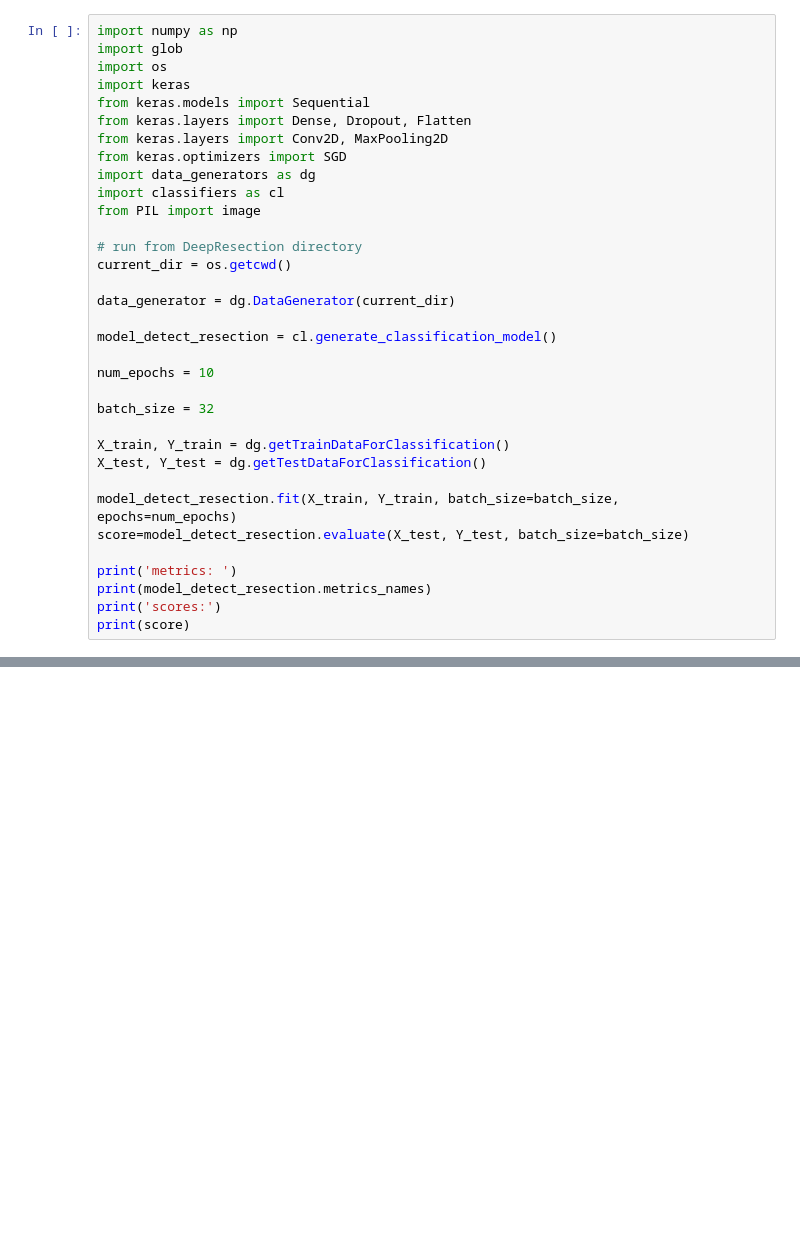
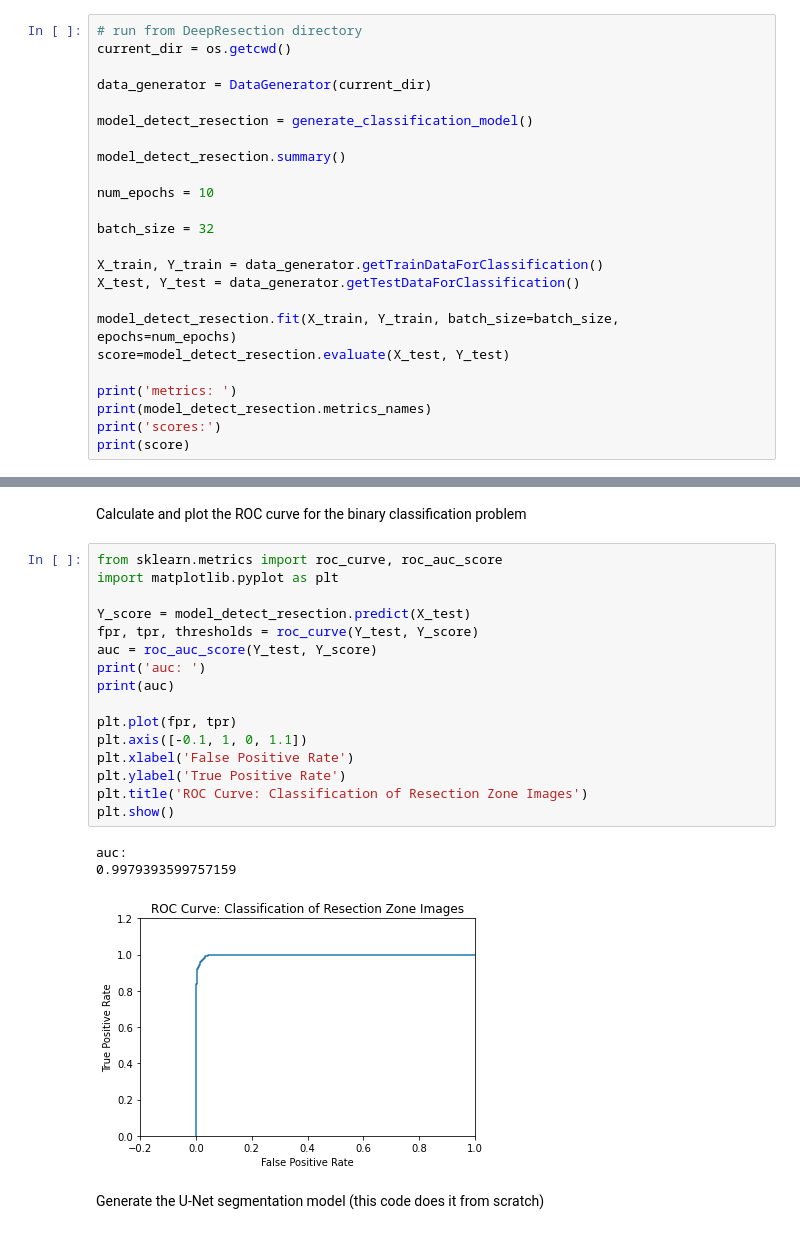
Before and after one commit to tcama/DeepResection, a Jupyter notebook: scripts/train_MAIN.ipynb, the cells around one changed output, grey strips where cells are left out. Cells and saved outputs as stored; diff of their text form; blank space fills up the shorter version.

Commit message:
updated train main colab notebook

```diff
--- a/scripts/train_MAIN.ipynb
+++ b/scripts/train_MAIN.ipynb
@@ -1,32 +300,22 @@
 # %%
-import numpy as np
-import glob
-import os
-import keras
-from keras.models import Sequential
-from keras.layers import Dense, Dropout, Flatten
-from keras.layers import Conv2D, MaxPooling2D
-from keras.optimizers import SGD
-import data_generators as dg
-import classifiers as cl
-from PIL import image
-
 # run from DeepResection directory
 current_dir = os.getcwd()
 
-data_generator = dg.DataGenerator(current_dir)
+data_generator = DataGenerator(current_dir)
 
-model_detect_resection = cl.generate_classification_model()
+model_detect_resection = generate_classification_model()
+
+model_detect_resection.summary()
 
 num_epochs = 10
 
 batch_size = 32
 
-X_train, Y_train = dg.getTrainDataForClassification()
-X_test, Y_test = dg.getTestDataForClassification()
+X_train, Y_train = data_generator.getTrainDataForClassification()
+X_test, Y_test = data_generator.getTestDataForClassification()
 
 model_detect_resection.fit(X_train, Y_train, batch_size=batch_size, epochs=num_epochs)
-score=model_detect_resection.evaluate(X_test, Y_test, batch_size=batch_size)
+score=model_detect_resection.evaluate(X_test, Y_test)
 
 print('metrics: ')
 print(model_detect_resection.metrics_names)
@@ -34,0 +342,24 @@ print(score)
+# %% [markdown]
+Calculate and plot the ROC curve for the binary classification problem
+# %%
+from sklearn.metrics import roc_curve, roc_auc_score
+import matplotlib.pyplot as plt
+
+Y_score = model_detect_resection.predict(X_test)
+fpr, tpr, thresholds = roc_curve(Y_test, Y_score)
+auc = roc_auc_score(Y_test, Y_score)
+print('auc: ')
+print(auc)
+
+plt.plot(fpr, tpr)
+plt.axis([-0.1, 1, 0, 1.1])
+plt.xlabel('False Positive Rate')
+plt.ylabel('True Positive Rate')
+plt.title('ROC Curve: Classification of Resection Zone Images')
+plt.show()
+# %% [output]
+auc:
+0.9979393599757159
+[figure, added]
+# %% [markdown]
+Generate the U-Net segmentation model (this code does it from scratch)
```
Also changed, not shown: parts of 32 cells of this notebook.
